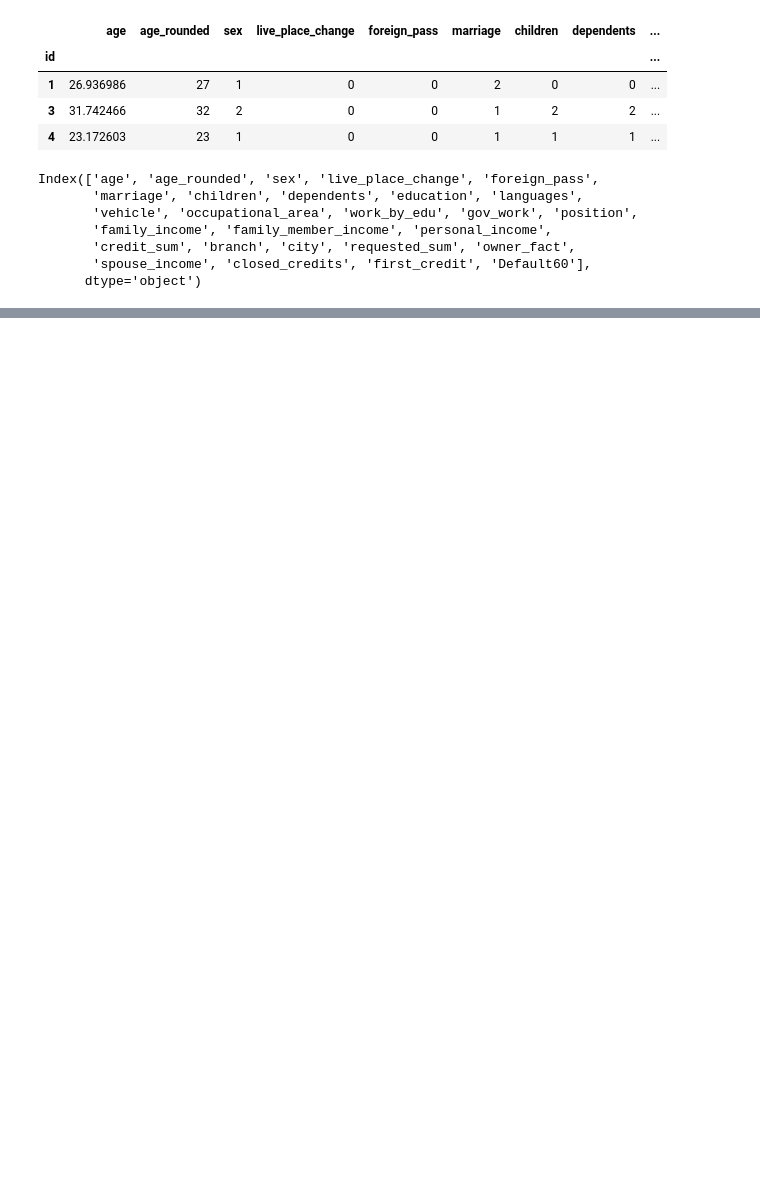
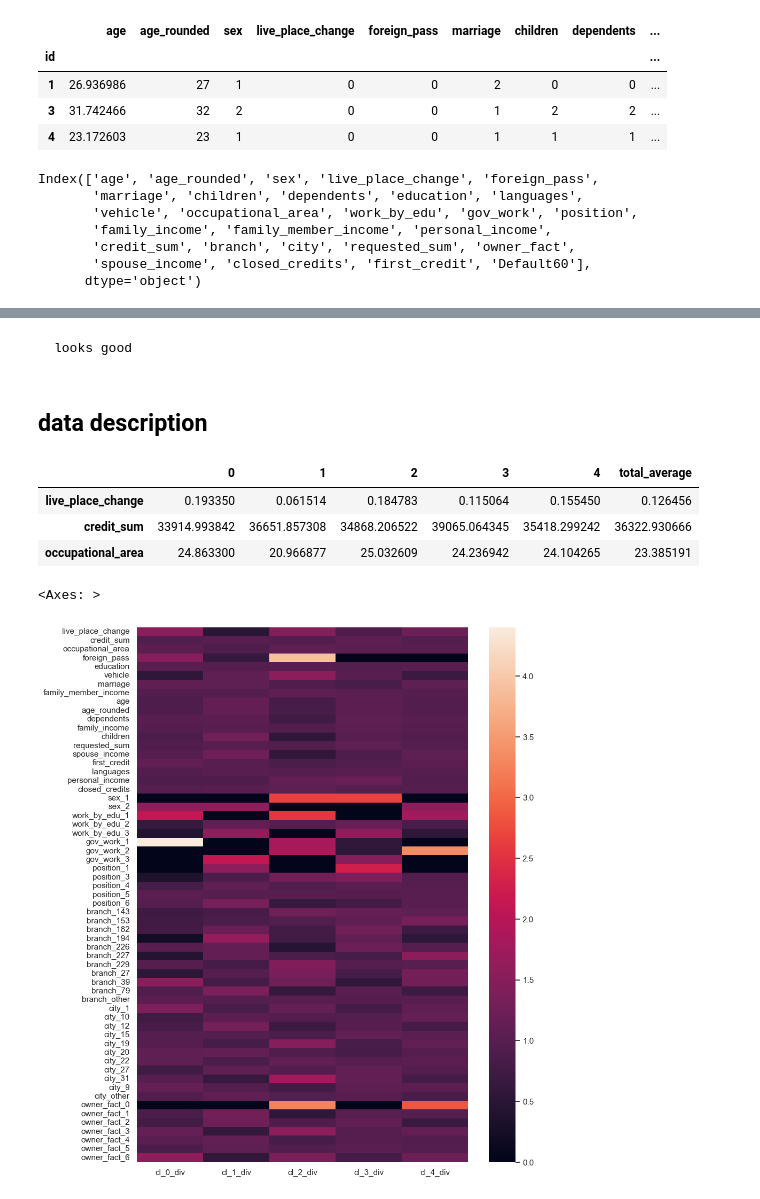
Before and after one commit to messiah1349/es_fin, a Jupyter notebook: main.ipynb, the cells around one changed output, grey strips where cells are left out. Saved outputs shown, nothing was run; the diff lists cells and outputs as text; code cells hidden in the pictures; blank space fills up the shorter version.

```diff
--- a/main.ipynb
+++ b/main.ipynb
@@ -52,0 +274,24 @@ Name: sex, Length: 6010, dtype: object
+# %% [markdown]
+    looks good
+# %% [markdown]
+## data description
+# %%
+cluster_averages = df_cl_res.groupby('cluster')[pre_cluster_df.columns.tolist()].mean()
+total_averages = pre_cluster_df.mean(axis=0)
+total_averages = pd.Series(total_averages, name='total_average')
+averages = cluster_averages.T.join(total_averages)
+averages[:3]
+# %% [output]
+|  | 0 | 1 | 2 | 3 | 4 | total_average |
+| live_place_change | 0.193350 | 0.061514 | 0.184783 | 0.115064 | 0.155450 | 0.126456 |
+| credit_sum | 33914.993842 | 36651.857308 | 34868.206522 | 39065.064345 | 35418.299242 | 36322.930666 |
+| occupational_area | 24.863300 | 20.966877 | 25.032609 | 24.236942 | 24.104265 | 23.385191 |
+# %%
+for i in range(n_clusters):
+    averages[f"cl_{i}_div"] = averages[i] / averages['total_average']
+# %%
+sne.set(rc={'figure.figsize':(10,13)})
+sne.heatmap(averages.iloc[:, -n_clusters:])
+# %% [output]
+<Axes: >
+[figure, added]
```
Also changed, not shown: parts of 37 cells of this notebook, 3 other files.
